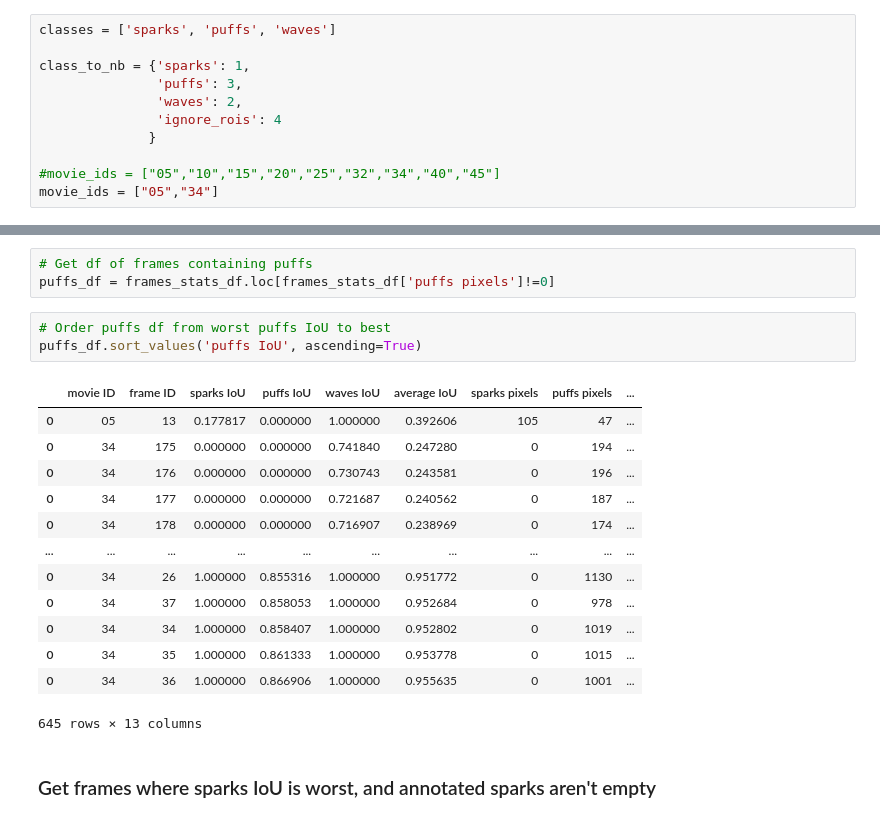
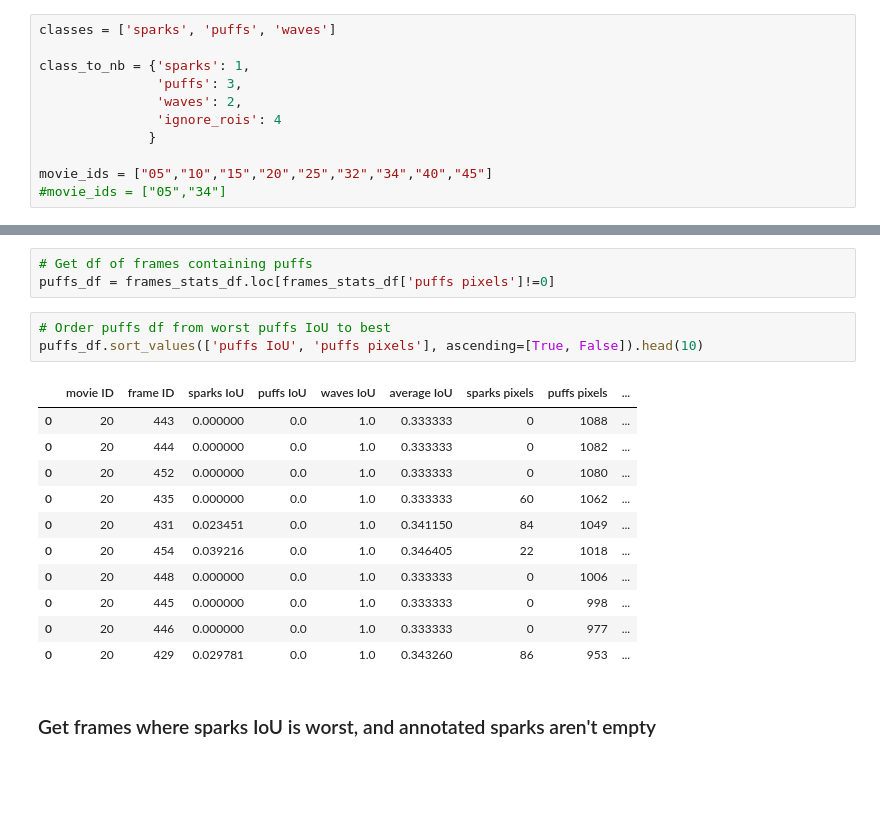
Before and after one commit to dottipr/sparks_project, a Jupyter notebook: sparks/EXPERT VALIDATION select slices.ipynb, the cells around one changed output, grey strips where cells are left out. Cells and saved outputs as stored; diff of their text form; blank space fills up the shorter version.

```diff
--- a/sparks/EXPERT VALIDATION select slices.ipynb
+++ b/sparks/EXPERT VALIDATION select slices.ipynb
@@ -51,8 +51,8 @@ class_to_nb = {'sparks': 1,
                'ignore_rois': 4
               }
 
-#movie_ids = ["05","10","15","20","25","32","34","40","45"]
-movie_ids = ["05","34"]
+movie_ids = ["05","10","15","20","25","32","34","40","45"]
+#movie_ids = ["05","34"]
 # %%
 dataset_dir = os.path.join("..", "data", "sparks_dataset")
 # %% [markdown]
@@ -320,21 +330,19 @@ waves_df.sort_values('waves IoU', ascending=True)
 puffs_df = frames_stats_df.loc[frames_stats_df['puffs pixels']!=0]
 # %%
 # Order puffs df from worst puffs IoU to best
-puffs_df.sort_values('puffs IoU', ascending=True)
+puffs_df.sort_values(['puffs IoU', 'puffs pixels'], ascending=[True, False]).head(10)
 # %% [output]
 |  | movie ID | frame ID | sparks IoU | puffs IoU | waves IoU | average IoU | sparks pixels | puffs pixels | ... |
-| 0 | 05 | 13 | 0.177817 | 0.000000 | 1.000000 | 0.392606 | 105 | 47 | ... |
-| 0 | 34 | 175 | 0.000000 | 0.000000 | 0.741840 | 0.247280 | 0 | 194 | ... |
-| 0 | 34 | 176 | 0.000000 | 0.000000 | 0.730743 | 0.243581 | 0 | 196 | ... |
-| 0 | 34 | 177 | 0.000000 | 0.000000 | 0.721687 | 0.240562 | 0 | 187 | ... |
-| 0 | 34 | 178 | 0.000000 | 0.000000 | 0.716907 | 0.238969 | 0 | 174 | ... |
-| ... | ... | ... | ... | ... | ... | ... | ... | ... | ... |
-| 0 | 34 | 26 | 1.000000 | 0.855316 | 1.000000 | 0.951772 | 0 | 1130 | ... |
-| 0 | 34 | 37 | 1.000000 | 0.858053 | 1.000000 | 0.952684 | 0 | 978 | ... |
-| 0 | 34 | 34 | 1.000000 | 0.858407 | 1.000000 | 0.952802 | 0 | 1019 | ... |
-| 0 | 34 | 35 | 1.000000 | 0.861333 | 1.000000 | 0.953778 | 0 | 1015 | ... |
-| 0 | 34 | 36 | 1.000000 | 0.866906 | 1.000000 | 0.955635 | 0 | 1001 | ... |
+| 0 | 20 | 443 | 0.000000 | 0.0 | 1.0 | 0.333333 | 0 | 1088 | ... |
+| 0 | 20 | 444 | 0.000000 | 0.0 | 1.0 | 0.333333 | 0 | 1082 | ... |
+| 0 | 20 | 452 | 0.000000 | 0.0 | 1.0 | 0.333333 | 0 | 1080 | ... |
+| 0 | 20 | 435 | 0.000000 | 0.0 | 1.0 | 0.333333 | 60 | 1062 | ... |
+| 0 | 20 | 431 | 0.023451 | 0.0 | 1.0 | 0.341150 | 84 | 1049 | ... |
+| 0 | 20 | 454 | 0.039216 | 0.0 | 1.0 | 0.346405 | 22 | 1018 | ... |
+| 0 | 20 | 448 | 0.000000 | 0.0 | 1.0 | 0.333333 | 0 | 1006 | ... |
+| 0 | 20 | 445 | 0.000000 | 0.0 | 1.0 | 0.333333 | 0 | 998 | ... |
+| 0 | 20 | 446 | 0.000000 | 0.0 | 1.0 | 0.333333 | 0 | 977 | ... |
+| 0 | 20 | 429 | 0.029781 | 0.0 | 1.0 | 0.343260 | 86 | 953 | ... |
-645 rows × 13 columns
 # %% [markdown]
 ### Get frames where sparks IoU is worst, and annotated sparks aren't empty
 # %%
```
Also changed, not shown: parts of 13 cells of this notebook, 1 other file.
